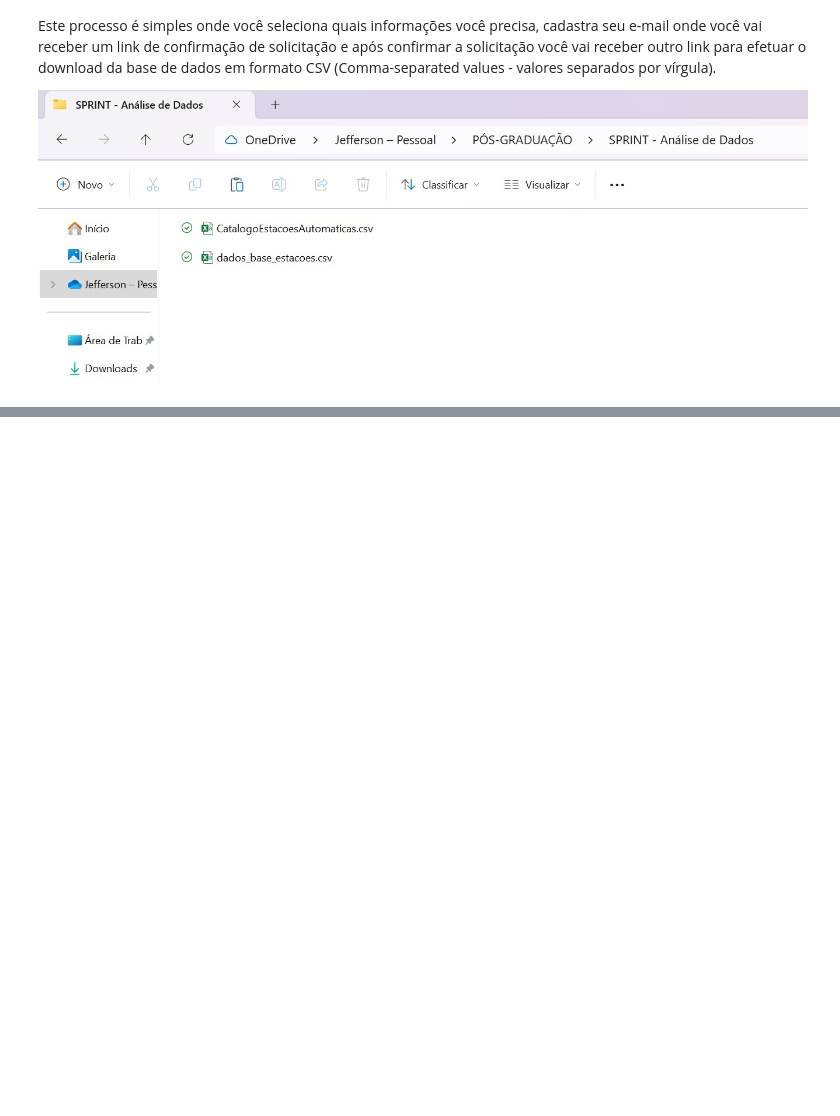
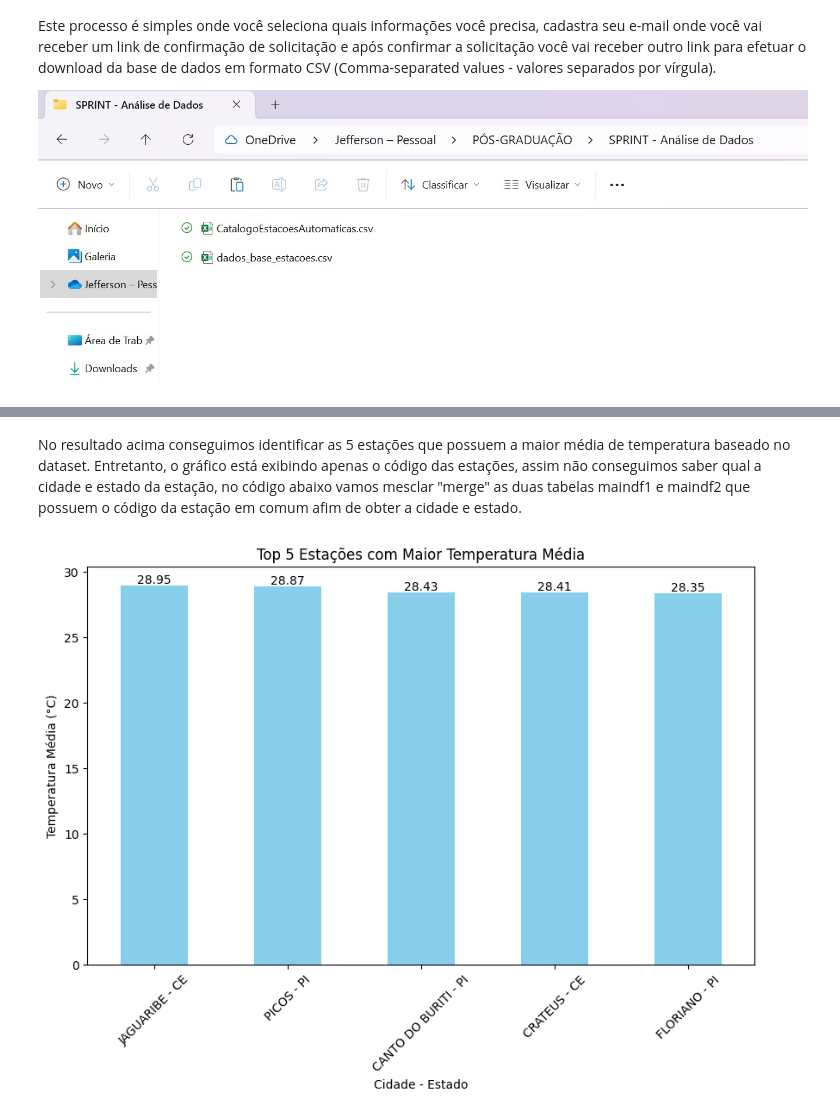
Before and after one commit to JeffersonNery/MVP_Analise_de_Dados, a Jupyter notebook: MVP_Analise_de_Dados.ipynb, the cells around one changed output, grey strips where cells are left out. Cells and saved outputs as stored; diff of their text form; code cells hidden in the pictures; blank space fills up the shorter version.

```diff
--- a/MVP_Analise_de_Dados.ipynb
+++ b/MVP_Analise_de_Dados.ipynb
@@ -37,0 +277,8 @@ Foi criado um diretório no Github https://github.com/JeffersonNery/MVP_Analise_
+# %%
+# Convertendo a coluna DT_INICIO_OPERACAO para datetime
+maindf1['DT_INICIO_OPERACAO'] = pd.to_datetime(maindf1['DT_INICIO_OPERACAO'])
+
+# Identificando a estação com a data de início de operação mais antiga
+estacao_mais_antiga = maindf1.loc[maindf1['DT_INICIO_OPERACAO'].idxmin()]
+
+print(estacao_mais_antiga)
@@ -37,0 +324,30 @@ Foi criado um diretório no Github https://github.com/JeffersonNery/MVP_Analise_
+# %% [markdown]
+No resultado acima conseguimos identificar as 5 estações que possuem a maior média de temperatura baseado no dataset. Entretanto, o gráfico está exibindo apenas o código das estações, assim não conseguimos saber qual a cidade e estado da estação, no código abaixo vamos mesclar "merge" as duas tabelas maindf1 e maindf2 que possuem o código da estação em comum afim de obter a cidade e estado.
+# %%
+# Realizando o merge das tabelas com base no código da estação afim de obter a cidade da estação.
+merged_df = pd.merge(maindf2, maindf1[['CD_ESTACAO', 'DC_NOME', 'SG_ESTADO']], left_on='cod. estacao', right_on='CD_ESTACAO', how='left')
+
+# Criando uma nova coluna 'Cidade - Estado'
+merged_df['Cidade - Estado'] = merged_df['DC_NOME'] + ' - ' + merged_df['SG_ESTADO']
+
+# Agrupando por 'Cidade - Estado' e calculando a temperatura média
+grouped = merged_df.groupby('Cidade - Estado')['TEMPERATURA MEDIA, DIARIA (AUT)(°C)'].mean()
+
+# Selecionando as 5 estações com a maior temperatura média
+top_5_estacoes = grouped.nlargest(5)
+
+# Criando o gráfico de barras para exibir o ranking
+plt.figure(figsize=(10, 6))
+bars = top_5_estacoes.plot(kind='bar', color='skyblue')
+plt.title('Top 5 Estações com Maior Temperatura Média')
+plt.xlabel('Cidade - Estado')
+plt.ylabel('Temperatura Média (°C)')
+plt.xticks(rotation=45)
+
+# Adicionando os rótulos nas colunas do gráfico
+for i, value in enumerate(top_5_estacoes):
+    plt.text(i, value, f'{value:.2f}', ha='center', va='bottom')
+
+plt.show()
+# %% [output]
+[figure, added]
```
Also changed, not shown: parts of 43 cells of this notebook.
